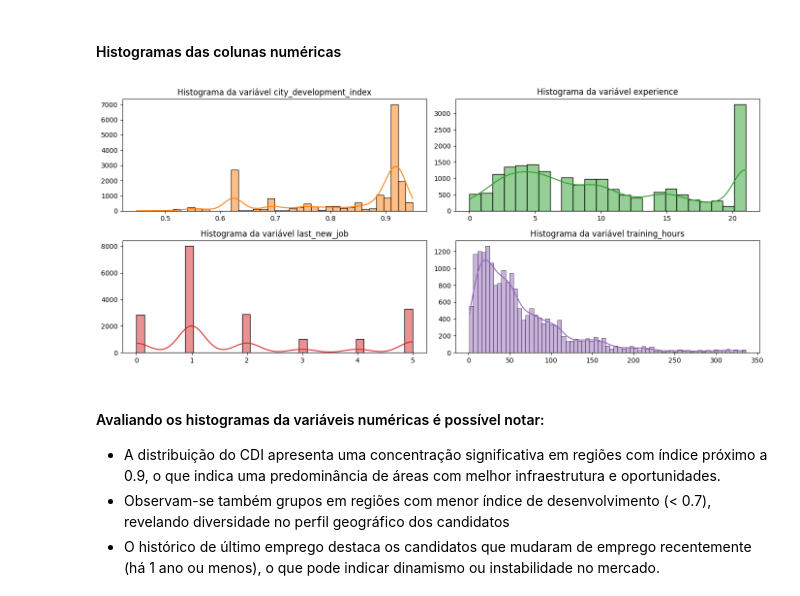
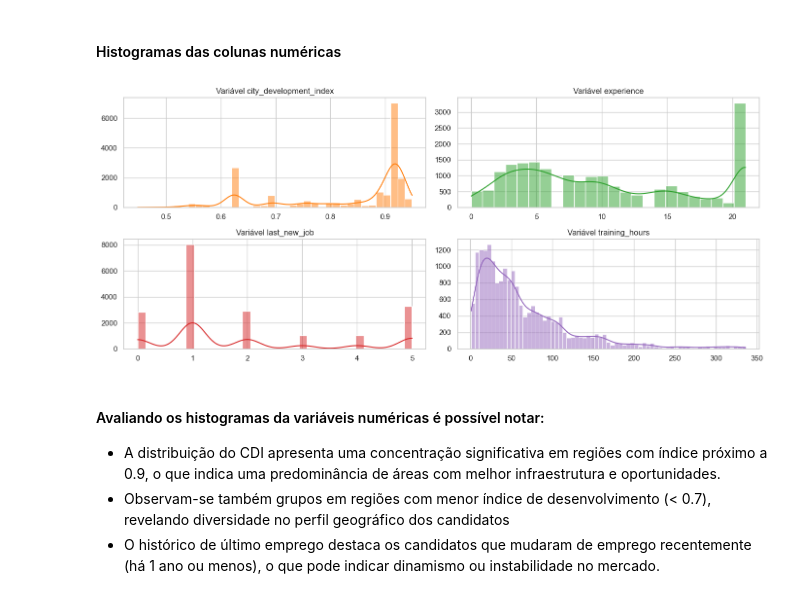
Before and after one commit to PedroCanhete/Projeto-RH, a Jupyter notebook: projetoRH.ipynb, the cells around one changed output. Cells and saved outputs as stored; diff of their text form; code cells hidden in the pictures.

Commit message:
Update final
Inclusão de trecho de código para exportação de resultados finais e ajustes de gráficos plotados.

```diff
--- a/projetoRH.ipynb
+++ b/projetoRH.ipynb
@@ -193,0 +178,31 @@ for c in ax.patches:
+# %%
+df_Nulos = df_Train.isna().sum().reset_index()
+df_Nulos.columns = ['Coluna', 'Nulos']
+df_Nulos['Percentual'] = (df_Nulos['Nulos'] / len(df_Train)) * 100
+df_Nulos = df_Nulos[df_Nulos['Nulos'] > 0]  # Exibe apenas colunas com nulos
+
+# Ordena por número de nulos (opcional)
+df_Nulos = df_Nulos.sort_values(by='Nulos', ascending=False)
+
+# Estética do gráfico
+plt.figure(figsize=(12, 5))
+sns.set(style="whitegrid")
+
+ax = sns.barplot(data=df_Nulos, x='Coluna', y='Nulos', palette='Set2')
+
+# Títulos e eixos
+plt.title('Valores Ausentes por Coluna', fontsize=14, fontweight='bold')
+plt.ylabel('Quantidade de Nulos')
+plt.xlabel('')
+
+# Anotando valores absolutos e percentuais
+max_val = df_Nulos['Nulos'].max()
+x_offset = max_val * 0.01  # deslocamento horizontal
+
+for c in ax.patches:
+    ax.annotate(f'\n{c.get_height()}', (c.get_x()+0.4, (c.get_height())), ha='center', color='black', size=10)
+
+
+
+plt.tight_layout()
+plt.show()
@@ -603,7 +620,7 @@ for A, col in enumerate(lista_colunas, start=1):
         else:  # Senão, escreve fora
             ax.text(v + max_val * 0.01, i, f'{v} ({p:.1f}%)', va='center', ha='left', color='black', fontsize=10)
 
-    plt.title(f'Gráfico de barras da variável {col}', fontsize=14)
+    plt.title(f'Variável {col}', fontsize=14)
     plt.xlabel('')
     plt.ylabel('')
 
@@ -626,20 +643,20 @@ plt.show()
 # %%
 plt.figure(figsize=(14, 6))
 cores = sns.color_palette('tab10')
 
 lista_colunas = ['city_development_index', 'experience', 'last_new_job', 'training_hours']
 
 for A, col in enumerate(lista_colunas, start=1):
     plt.subplot(2, 2, A)
     sns.histplot(df_Train[col], kde=True, color=cores[A % len(cores)])
-    plt.title(f'Histograma da variável {col}')
+    plt.title(f'Variável {col}')
     plt.xlabel('')
     plt.ylabel('')
 
 plt.tight_layout()
 plt.show()
 # %% [output]
-[figure, old version]
+[figure, new version]
 # %% [markdown]
 #### Avaliando os histogramas da variáveis numéricas é possível notar:
 
```
Also changed, not shown: parts of 4 cells of this notebook, 4 other files.
